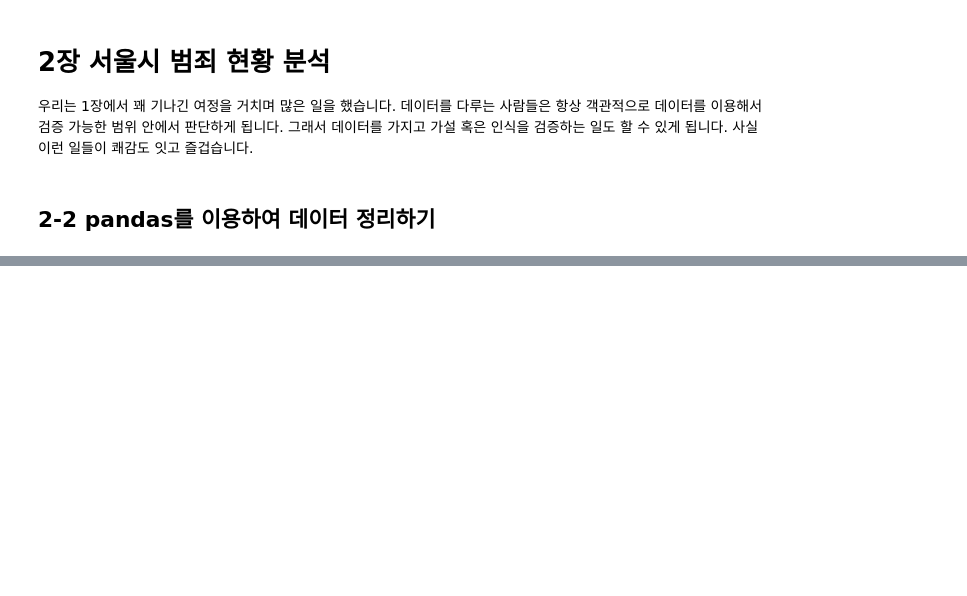
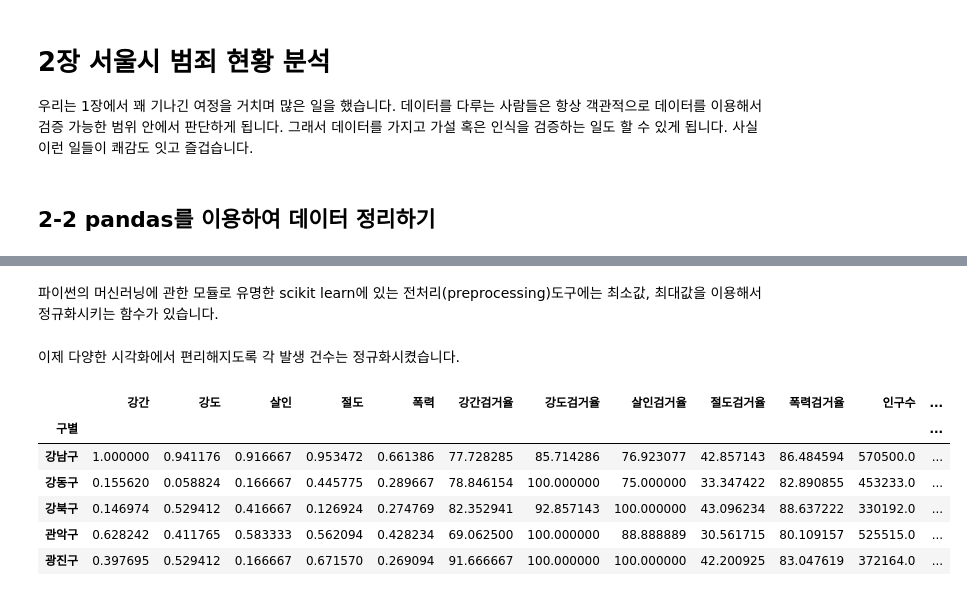
Before and after one commit to choiuikang/data_python, a Jupyter notebook: chapter-2.ipynb, the cells around one changed output, grey strips where cells are left out. Saved outputs shown, nothing was run; the diff lists cells and outputs as text; code cells hidden in the pictures; blank space fills up the shorter version.

```diff
--- a/chapter-2.ipynb
+++ b/chapter-2.ipynb
@@ -12,0 +350,5 @@ SyntaxError: invalid syntax (3590723110.py, line 1)
+# %%
+crime_anal_raw = pd.read_csv('data/02. crime_in_Seoul_include_gu_name.csv', encoding='utf-8', index_col=0)
+
+crime_anal = pd.pivot_table(crime_anal_raw, index='구별',aggfunc=np.sum)
+crime_anal.head()
@@ -12,0 +391,7 @@ SyntaxError: invalid syntax (3590723110.py, line 1)
+# %%
+con_list = ['강간검거율','강도검거율','살인검거율','절도검거율','폭력검거율']
+
+for column in con_list:
+    crime_anal.loc[crime_anal[column] > 100, column] = 100
+
+crime_anal.head()
@@ -12,0 +410,7 @@ SyntaxError: invalid syntax (3590723110.py, line 1)
+# %%
+crime_anal.rename(columns = {'강간 발생':'강간',
+                             '강도 발생':'강도',
+                             '살인 발생':'살인',
+                             '절도 발생':'절도',
+                             '폭력 발생':'폭력'}, inplace=True)
+crime_anal.head()
@@ -12,0 +431,14 @@ SyntaxError: invalid syntax (3590723110.py, line 1)
+# %%
+from sklearn import preprocessing
+
+col = ['강간', '강도', '살인', '절도', '폭력']
+
+x = crime_anal[col].values
+min_max_scaler = preprocessing.MinMaxScaler()
+
+x_scaled = min_max_scaler.fit_transform(x.astype(float))
+crime_anal_norm = pd.DataFrame(x_scaled, columns = col, index = crime_anal.index)
+
+col2 = ['강간검거율','강도검거율','살인검거율','절도검거율','폭력검거율']
+crime_anal_norm[col2] = crime_anal[col2]
+crime_anal_norm.head()
@@ -12,0 +453,16 @@ SyntaxError: invalid syntax (3590723110.py, line 1)
+# %% [markdown]
+파이썬의 머신러닝에 관한 모듈로 유명한 scikit learn에 있는 전처리(preprocessing)도구에는 최소값, 최대값을 이용해서 정규화시키는 함수가 있습니다.
+# %% [markdown]
+이제 다양한 시각화에서 편리해지도록 각 발생 건수는 정규화시켰습니다.
+# %%
+result_CCTV = pd.read_csv('data/01. CCTV_result.csv', encoding='UTF-8', index_col='구별')
+crime_anal_norm[['인구수', 'CCTV']] = result_CCTV[['인구수','소계']]
+crime_anal_norm.head()
+# %% [output]
+|  | 강간 | 강도 | 살인 | 절도 | 폭력 | 강간검거율 | 강도검거율 | 살인검거율 | 절도검거율 | 폭력검거율 | 인구수 | ... |
+| 구별 |  |  |  |  |  |  |  |  |  |  |  | ... |
+| 강남구 | 1.000000 | 0.941176 | 0.916667 | 0.953472 | 0.661386 | 77.728285 | 85.714286 | 76.923077 | 42.857143 | 86.484594 | 570500.0 | ... |
+| 강동구 | 0.155620 | 0.058824 | 0.166667 | 0.445775 | 0.289667 | 78.846154 | 100.000000 | 75.000000 | 33.347422 | 82.890855 | 453233.0 | ... |
+| 강북구 | 0.146974 | 0.529412 | 0.416667 | 0.126924 | 0.274769 | 82.352941 | 92.857143 | 100.000000 | 43.096234 | 88.637222 | 330192.0 | ... |
+| 관악구 | 0.628242 | 0.411765 | 0.583333 | 0.562094 | 0.428234 | 69.062500 | 100.000000 | 88.888889 | 30.561715 | 80.109157 | 525515.0 | ... |
+| 광진구 | 0.397695 | 0.529412 | 0.166667 | 0.671570 | 0.269094 | 91.666667 | 100.000000 | 100.000000 | 42.200925 | 83.047619 | 372164.0 | ... |
```
Also changed, not shown: parts of 62 cells of this notebook.
